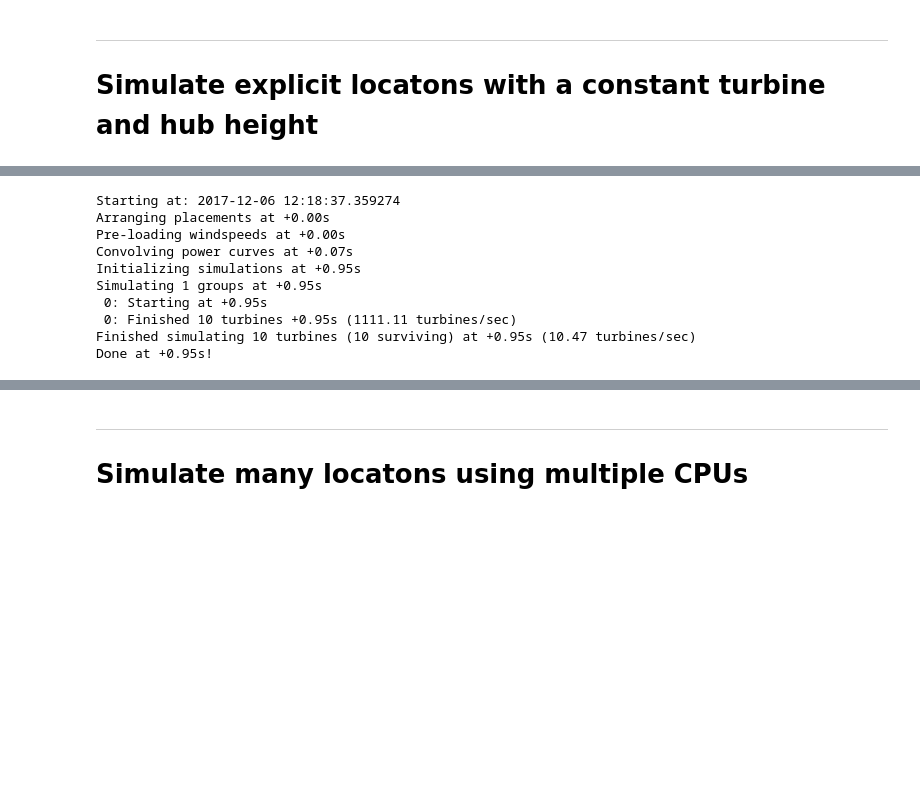
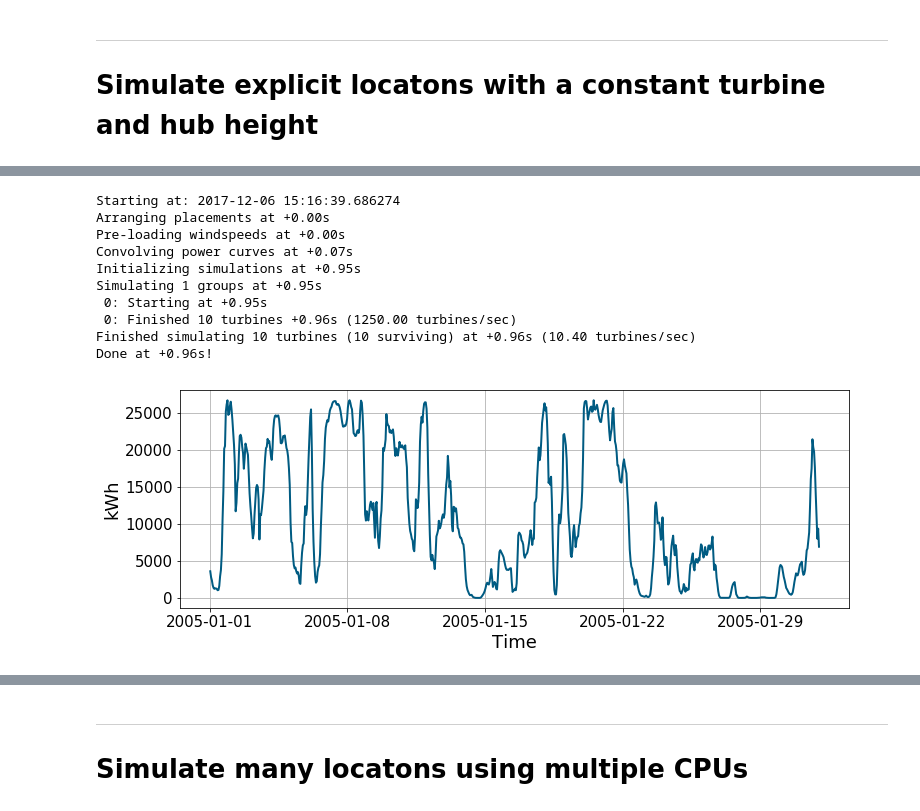
Before and after one commit to FZJ-IEK3-VSA/RESKit, a Jupyter notebook: examples/WindOnshoreWorkflow.ipynb, the cells around one changed output, grey strips where cells are left out. Cells and saved outputs as stored; diff of their text form; code cells hidden in the pictures; blank space fills up the shorter version.

```diff
--- a/examples/WindOnshoreWorkflow.ipynb
+++ b/examples/WindOnshoreWorkflow.ipynb
@@ -59,15 +70,19 @@ Done at +0.95s!
 # %%
 # Using a synthetic power curve
-result = WindOnshoreWorkflow(placements, merra=MERRA_SOURCE, gwa=GWA_SOURCE, landcover=LAND_COVER_SOURCE,
-                             capacity=CAPACITY, rotordiam=ROTORDIAM, hubHeight=HUB_HEIGHT, verbose=VERBOSE)
+result = WindOnshoreWorkflow(locs, merra=MERRA_SOURCE, gwa=GWA_SOURCE, landcover=LAND_COVER_SOURCE,
+                             capacity=3000, rotordiam=120, hubHeight=100,
+                             verbose=VERBOSE)
+
+tsplot(result)
 # %% [output]
-Starting at: 2017-12-06 12:18:37.359274
+Starting at: 2017-12-06 15:16:39.686274
 Arranging placements at +0.00s
 Pre-loading windspeeds at +0.00s
 Convolving power curves at +0.07s
 Initializing simulations at +0.95s
 Simulating 1 groups at +0.95s
  0: Starting at +0.95s
- 0: Finished 10 turbines +0.95s (1111.11 turbines/sec)
-Finished simulating 10 turbines (10 surviving) at +0.95s (10.47 turbines/sec)
-Done at +0.95s!
+ 0: Finished 10 turbines +0.96s (1250.00 turbines/sec)
+Finished simulating 10 turbines (10 surviving) at +0.96s (10.40 turbines/sec)
+Done at +0.96s!
+[figure, added]
```
Also changed, not shown: parts of 22 cells of this notebook, 2 other files.
